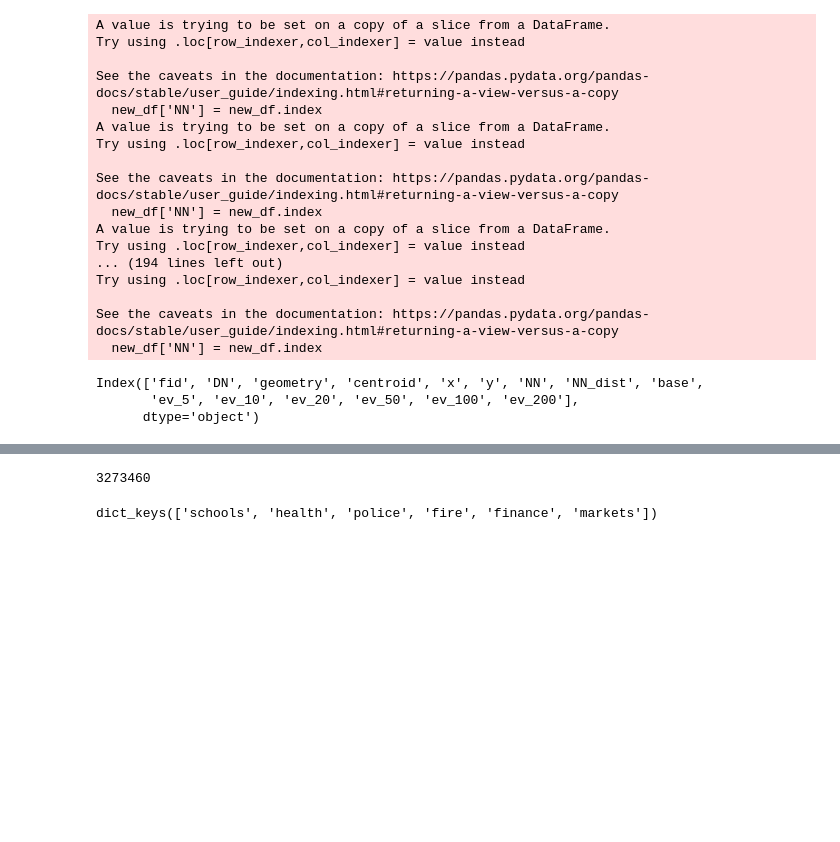
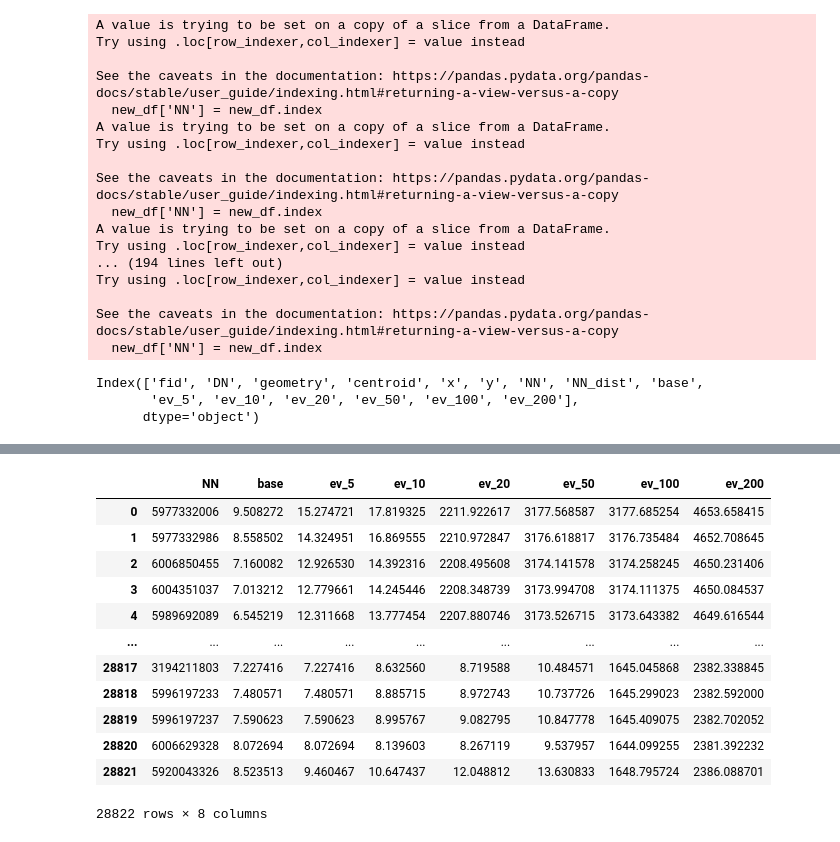
Before and after one commit to ccsuehara/ghana_access, a Jupyter notebook: scripts/create_graph.ipynb, the cells around one changed output, grey strips where cells are left out. Cells and saved outputs as stored; diff of their text form; code cells hidden in the pictures; blank space fills up the shorter version.

```diff
--- a/scripts/create_graph.ipynb
+++ b/scripts/create_graph.ipynb
@@ -594,7 +554,3 @@ kumasi_schools.to_csv("../data/schools_kumasi.csv")
-# %%
-popu_schools.DN.sum()
-# %% [output]
-3273460
 # %%
 popu_health = gdf_popu.merge(dic_all['health'], on= 'NN', how = "left")
 for x in ['ev_5', 'ev_10', 'ev_20', 'ev_50', 'ev_100', 'ev_200']:
@@ -641,6 +597,10 @@ agg_kumasi_health = kumasi_health.groupby(['ADM2_NAME']).agg({'worse_ev_5': 'sum
 agg_kumasi_health.to_csv("../data/results_kumasi_hospitals.csv")
 kumasi_health.to_csv("../data/health_kumasi.csv")
 # %%
-dic_all.keys()
+bins_h = pd.DataFrame()
+bins_h['bins'] = range(1,51)
+for x in ['ev_5', 'ev_10', 'ev_20', 'ev_50', 'ev_100', 'ev_200']:
+    df = kumasi_health[['bins_' + x,'DN']].groupby(['bins_' + x]).sum().reset_index()
+    df.rename(columns = {'DN': x},inplace = True)
+    bins_sch = bins_h.merge(df, left_on = 'bins', right_on = 'bins_' + x)
+bins_h.to_csv("../data/bins_kumasi_health.csv")
-# %% [output]
-dict_keys(['schools', 'health', 'police', 'fire', 'finance', 'markets'])
@@ -646,0 +651,16 @@ dict_keys(['schools', 'health', 'police', 'fire', 'finance', 'markets'])
+# %%
+dic_all['health']
+# %% [output]
+|  | NN | base | ev_5 | ev_10 | ev_20 | ev_50 | ev_100 | ev_200 |
+| 0 | 5977332006 | 9.508272 | 15.274721 | 17.819325 | 2211.922617 | 3177.568587 | 3177.685254 | 4653.658415 |
+| 1 | 5977332986 | 8.558502 | 14.324951 | 16.869555 | 2210.972847 | 3176.618817 | 3176.735484 | 4652.708645 |
+| 2 | 6006850455 | 7.160082 | 12.926530 | 14.392316 | 2208.495608 | 3174.141578 | 3174.258245 | 4650.231406 |
+| 3 | 6004351037 | 7.013212 | 12.779661 | 14.245446 | 2208.348739 | 3173.994708 | 3174.111375 | 4650.084537 |
+| 4 | 5989692089 | 6.545219 | 12.311668 | 13.777454 | 2207.880746 | 3173.526715 | 3173.643382 | 4649.616544 |
+| ... | ... | ... | ... | ... | ... | ... | ... | ... |
+| 28817 | 3194211803 | 7.227416 | 7.227416 | 8.632560 | 8.719588 | 10.484571 | 1645.045868 | 2382.338845 |
+| 28818 | 5996197233 | 7.480571 | 7.480571 | 8.885715 | 8.972743 | 10.737726 | 1645.299023 | 2382.592000 |
+| 28819 | 5996197237 | 7.590623 | 7.590623 | 8.995767 | 9.082795 | 10.847778 | 1645.409075 | 2382.702052 |
+| 28820 | 6006629328 | 8.072694 | 8.072694 | 8.139603 | 8.267119 | 9.537957 | 1644.099255 | 2381.392232 |
+| 28821 | 5920043326 | 8.523513 | 9.460467 | 10.647437 | 12.048812 | 13.630833 | 1648.795724 | 2386.088701 |
+28822 rows × 8 columns
```
Also changed, not shown: parts of 11 cells of this notebook, 1 other file.
